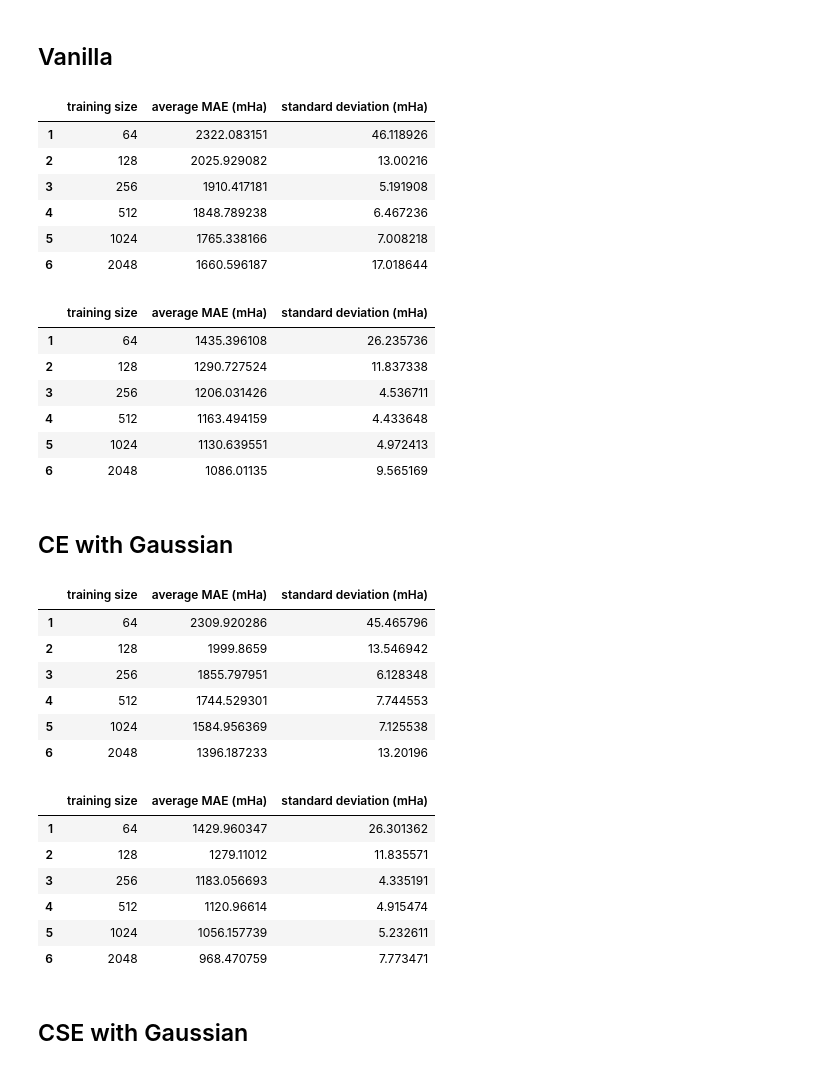
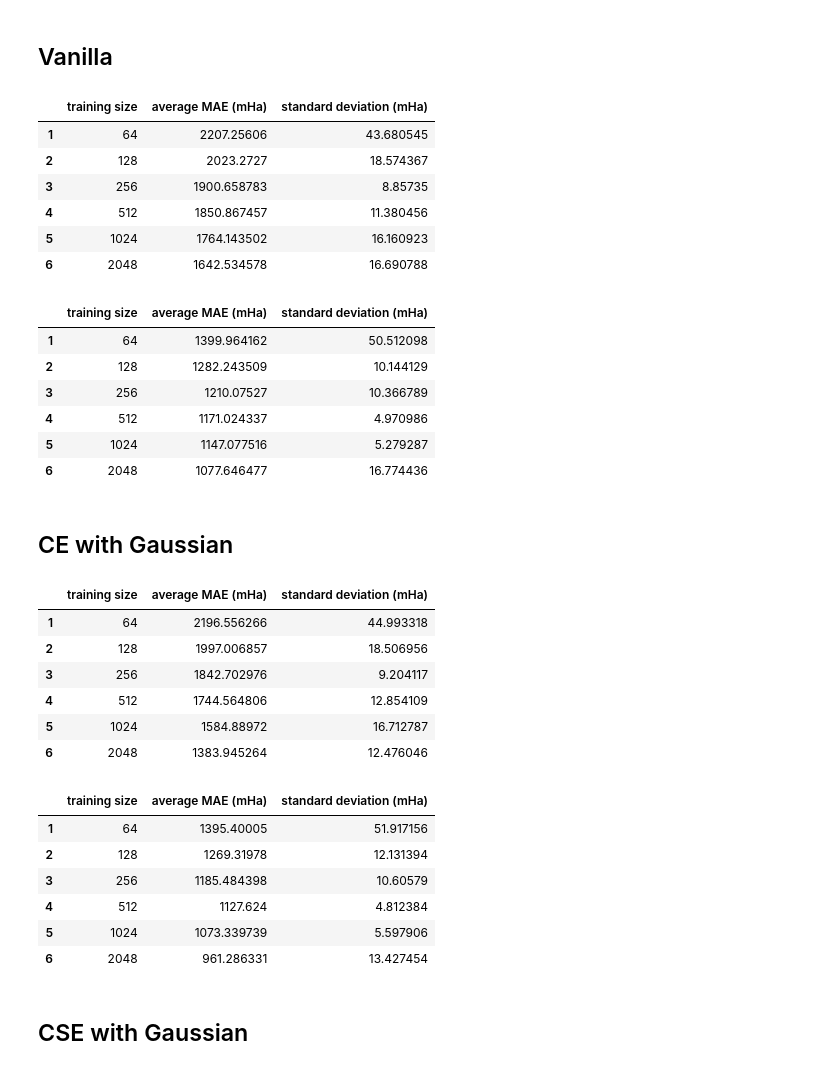
Before and after one commit to GabrielWu2004/Alchemical_Normal_Modes, a Jupyter notebook: [2]_ANM_with_coronene/main_code/performance_evaluation.ipynb, the cells around one changed output. Cells and saved outputs as stored; diff of their text form; code cells hidden in the pictures.

```diff
--- a/[2]_ANM_with_coronene/main_code/performance_evaluation.ipynb
+++ b/[2]_ANM_with_coronene/main_code/performance_evaluation.ipynb
@@ -35,37 +35,37 @@ performance_summary = {}
 # %%
 X = dataset_dict['c'].to_numpy()
 y = delta_delta_total_energy.to_numpy()
 
 best_params = {'alpha': 4.6e-11, 'gamma': 2.8e-08, 'kernel': 'rbf'}
 model = KernelRidge(**best_params)
 
 columns = ['training size', 'average MAE (mHa)', 'standard deviation (mHa)']
 model_performance = pd.DataFrame(columns=columns)
 
 training_size = [2**i for i in range(6, 12)]
-num_trials = 10
+num_trials = 3
 
 with warnings.catch_warnings():
     for index, num_training_sample in enumerate(training_size):
         warnings.filterwarnings("ignore")
         index = index + 1
         average_error, std_dev_error = evaluate_performance(model, X, y, num_training_sample, num_trials)
         model_performance.at[index, 'training size'] = num_training_sample
         model_performance.at[index, 'average MAE (mHa)'] = average_error * 1000
         model_performance.at[index, 'standard deviation (mHa)'] = std_dev_error * 1000
 
 model_collection['ANM_Gaussian_delta'] = model
 performance_summary['ANM_Gaussian_delta'] = model_performance
 
 display(model_performance)
 # %% [output]
 |  | training size | average MAE (mHa) | standard deviation (mHa) |
-| 1 | 64 | 2322.083151 | 46.118926 |
-| 2 | 128 | 2025.929082 | 13.00216 |
-| 3 | 256 | 1910.417181 | 5.191908 |
-| 4 | 512 | 1848.789238 | 6.467236 |
-| 5 | 1024 | 1765.338166 | 7.008218 |
-| 6 | 2048 | 1660.596187 | 17.018644 |
+| 1 | 64 | 2207.25606 | 43.680545 |
+| 2 | 128 | 2023.2727 | 18.574367 |
+| 3 | 256 | 1900.658783 | 8.85735 |
+| 4 | 512 | 1850.867457 | 11.380456 |
+| 5 | 1024 | 1764.143502 | 16.160923 |
+| 6 | 2048 | 1642.534578 | 16.690788 |
 # %%
 X = dataset_dict['c_lexi'].to_numpy()
 y = delta_delta_total_energy.to_numpy()
@@ -77,7 +77,7 @@ columns = ['training size', 'average MAE (mHa)', 'standard deviation (mHa)']
 model_performance = pd.DataFrame(columns=columns)
 
 training_size = [2**i for i in range(6, 12)]
-num_trials = 10
+num_trials = 3
 
 with warnings.catch_warnings():
     for index, num_training_sample in enumerate(training_size):
@@ -94,12 +94,12 @@ performance_summary['ANM_lexi_Gaussian_delta'] = model_performance
 display(model_performance)
 # %% [output]
 |  | training size | average MAE (mHa) | standard deviation (mHa) |
-| 1 | 64 | 1435.396108 | 26.235736 |
-| 2 | 128 | 1290.727524 | 11.837338 |
-| 3 | 256 | 1206.031426 | 4.536711 |
-| 4 | 512 | 1163.494159 | 4.433648 |
-| 5 | 1024 | 1130.639551 | 4.972413 |
-| 6 | 2048 | 1086.01135 | 9.565169 |
+| 1 | 64 | 1399.964162 | 50.512098 |
+| 2 | 128 | 1282.243509 | 10.144129 |
+| 3 | 256 | 1210.07527 | 10.366789 |
+| 4 | 512 | 1171.024337 | 4.970986 |
+| 5 | 1024 | 1147.077516 | 5.279287 |
+| 6 | 2048 | 1077.646477 | 16.774436 |
 # %% [markdown]
 ## CE with Gaussian ##
 # %%
@@ -113,7 +113,7 @@ columns = ['training size', 'average MAE (mHa)', 'standard deviation (mHa)']
 model_performance = pd.DataFrame(columns=columns)
 
 training_size = [2**i for i in range(6, 12)]
-num_trials = 10
+num_trials = 3
 
 with warnings.catch_warnings():
     for index, num_training_sample in enumerate(training_size):
@@ -130,12 +130,12 @@ performance_summary['ANM_CE_Gaussian_delta'] = model_performance
 display(model_performance)
 # %% [output]
 |  | training size | average MAE (mHa) | standard deviation (mHa) |
-| 1 | 64 | 2309.920286 | 45.465796 |
-| 2 | 128 | 1999.8659 | 13.546942 |
-| 3 | 256 | 1855.797951 | 6.128348 |
-| 4 | 512 | 1744.529301 | 7.744553 |
-| 5 | 1024 | 1584.956369 | 7.125538 |
-| 6 | 2048 | 1396.187233 | 13.20196 |
+| 1 | 64 | 2196.556266 | 44.993318 |
+| 2 | 128 | 1997.006857 | 18.506956 |
+| 3 | 256 | 1842.702976 | 9.204117 |
+| 4 | 512 | 1744.564806 | 12.854109 |
+| 5 | 1024 | 1584.88972 | 16.712787 |
+| 6 | 2048 | 1383.945264 | 12.476046 |
 # %%
 X = dataset_dict['CE_lexi'].to_numpy()
 y = delta_delta_total_energy.to_numpy()
@@ -147,7 +147,7 @@ columns = ['training size', 'average MAE (mHa)', 'standard deviation (mHa)']
 model_performance = pd.DataFrame(columns=columns)
 
 training_size = [2**i for i in range(6, 12)]
-num_trials = 10
+num_trials = 3
 
 with warnings.catch_warnings():
     for index, num_training_sample in enumerate(training_size):
@@ -164,12 +164,12 @@ performance_summary['ANM_CE_lexi_Gaussian_delta'] = model_performance
 display(model_performance)
 # %% [output]
 |  | training size | average MAE (mHa) | standard deviation (mHa) |
-| 1 | 64 | 1429.960347 | 26.301362 |
-| 2 | 128 | 1279.11012 | 11.835571 |
-| 3 | 256 | 1183.056693 | 4.335191 |
-| 4 | 512 | 1120.96614 | 4.915474 |
-| 5 | 1024 | 1056.157739 | 5.232611 |
-| 6 | 2048 | 968.470759 | 7.773471 |
+| 1 | 64 | 1395.40005 | 51.917156 |
+| 2 | 128 | 1269.31978 | 12.131394 |
+| 3 | 256 | 1185.484398 | 10.60579 |
+| 4 | 512 | 1127.624 | 4.812384 |
+| 5 | 1024 | 1073.339739 | 5.597906 |
+| 6 | 2048 | 961.286331 | 13.427454 |
 # %% [markdown]
 ## CSE with Gaussian ##
 # %%
```
Also changed, not shown: parts of 7 cells of this notebook, 5 other files.
